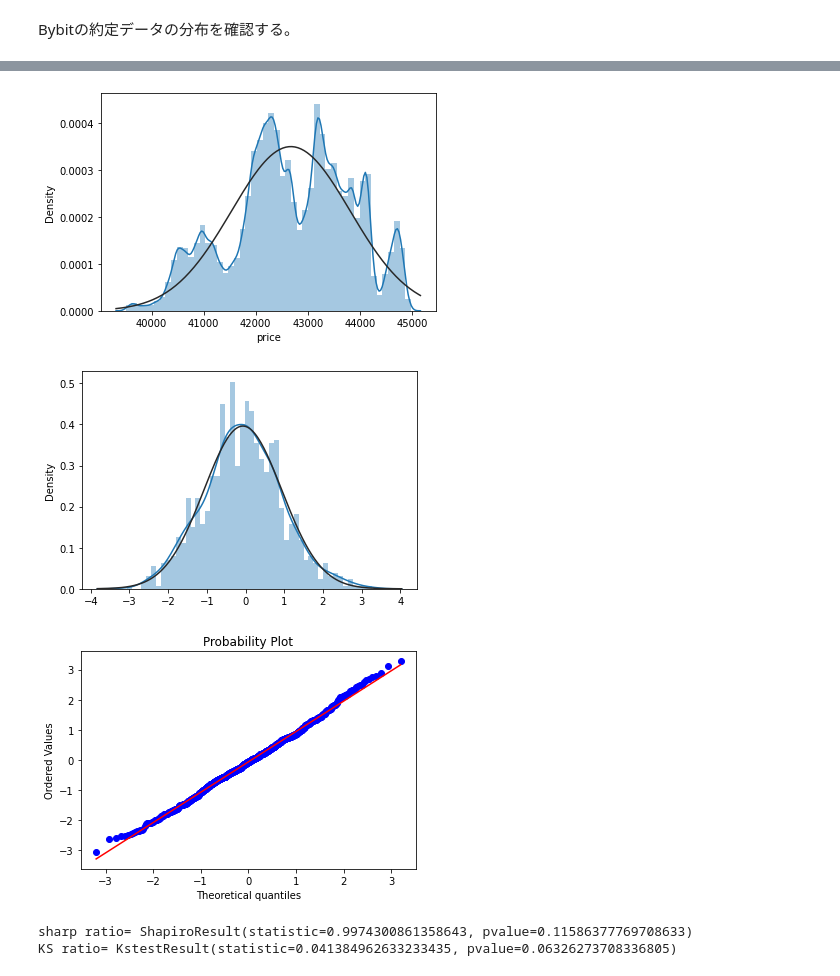
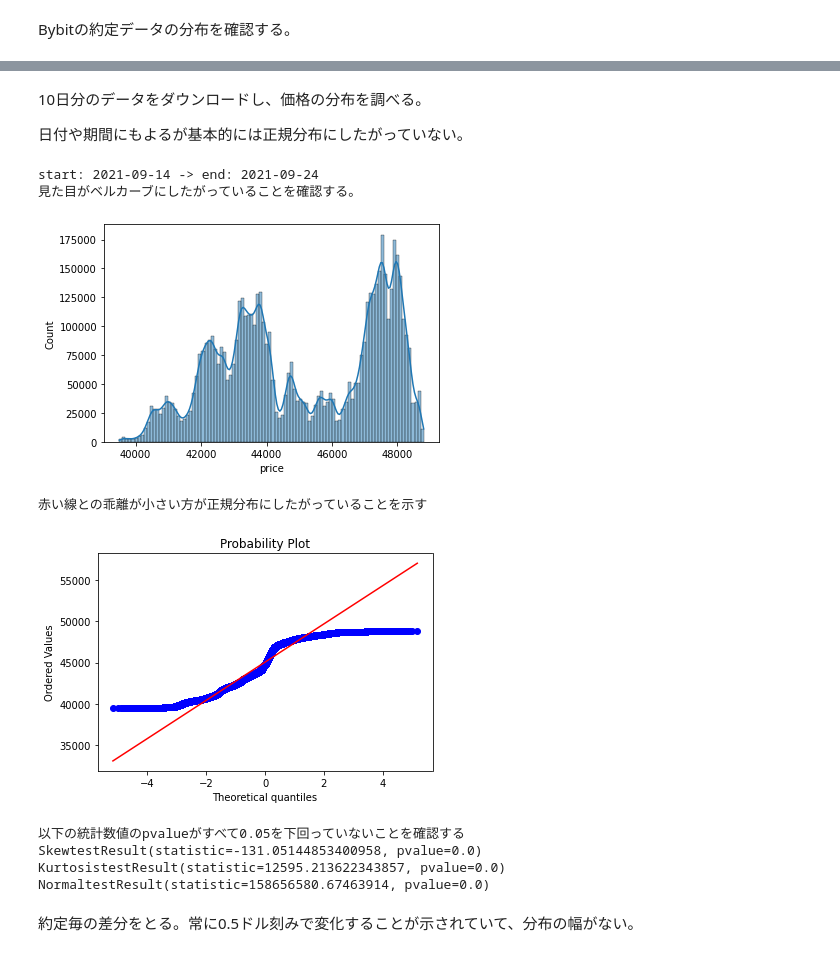
Before and after one commit to yasstake/bbanalyze, a Jupyter notebook: notebook/02_check_fit_norm.ipynb, the cells around one changed output, grey strips where cells are left out. Cells and saved outputs as stored; diff of their text form; code cells hidden in the pictures.

```diff
--- a/notebook/02_check_fit_norm.ipynb
+++ b/notebook/02_check_fit_norm.ipynb
@@ -149,12 +151,35 @@ timestamp
-# %%
-
-show_dist(df['price'])
-# %% [output]
-[figure, removed]
-# %%
-compare_normal_dist(r)
-# %% [output]
-[figure, removed]
-[figure, removed]
-sharp ratio= ShapiroResult(statistic=0.9974300861358643, pvalue=0.11586377769708633)
-KS ratio= KstestResult(statistic=0.041384962633233435, pvalue=0.06326273708336805)
+# %% [markdown]
+10日分のデータをダウンロードし、価格の分布を調べる。
+
+日付や期間にもよるが基本的には正規分布にしたがっていない。
+# %%
+df = get_bb_df_past_days(10)
+
+price = df['price']
+
+print('見た目がベルカーブにしたがっていることを確認する。')
+sns.histplot(price, bins=100, kde=True)
+plt.show()
+
+# QQプロットの表示
+print('直線にならんでいると正規分布にしたがっていることを示す')
+stats.probplot(price, plot=plt)
+plt.show()
+
+# 統計的検定の実施
+print('以下の統計数値のpvalueがすべて0.05を下回っていないことを確認する')
+print(stats.skewtest(price))
+print(stats.kurtosistest(price))
+print(stats.normaltest(price))
+# %% [output]
+start: 2021-09-14 -> end: 2021-09-24
+見た目がベルカーブにしたがっていることを確認する。
+[figure, added]
+赤い線との乖離が小さい方が正規分布にしたがっていることを示す
+[figure, added]
+以下の統計数値のpvalueがすべて0.05を下回っていないことを確認する
+SkewtestResult(statistic=-131.05144853400958, pvalue=0.0)
+KurtosistestResult(statistic=12595.213622343857, pvalue=0.0)
+NormaltestResult(statistic=158656580.67463914, pvalue=0.0)
+# %% [markdown]
+約定毎の差分をとる。常に0.5ドル刻みで変化することが示されていて、分布の幅がない。
```
Also changed, not shown: parts of 23 cells of this notebook.
